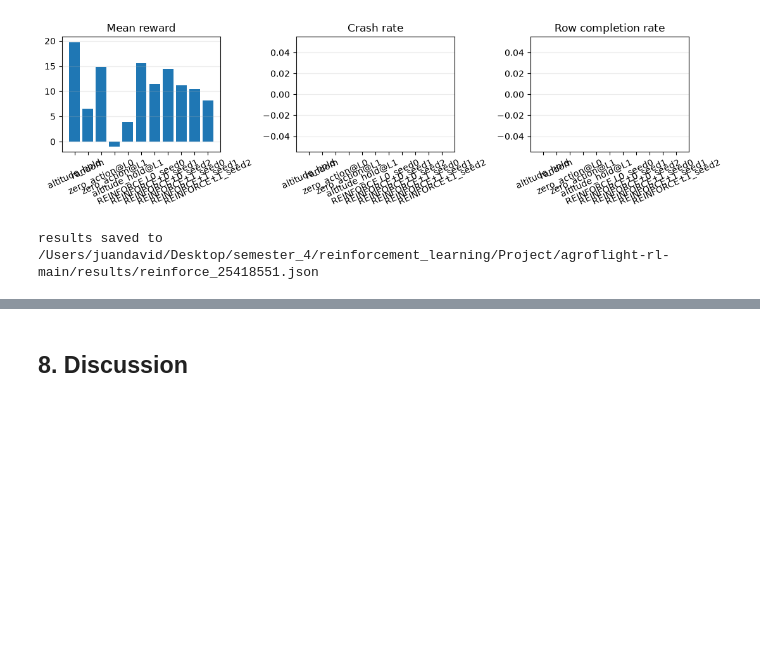
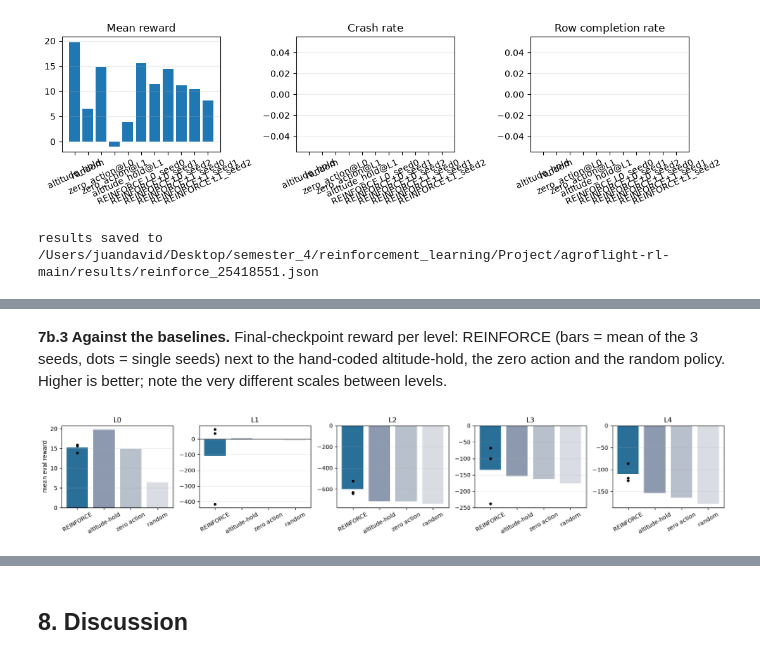
Before and after one commit to Nelkit/agroflight-rl, a Jupyter notebook: notebooks/reinforce_25418551.ipynb, the cells around one changed output, grey strips where cells are left out. Saved outputs shown, nothing was run; the diff lists cells and outputs as text; code cells hidden in the pictures; blank space fills up the shorter version.

```diff
--- a/notebooks/reinforce_25418551.ipynb
+++ b/notebooks/reinforce_25418551.ipynb
@@ -839,0 +997,16 @@ results saved to /Users/juandavid/Desktop/semester_4/reinforcement_learning/Proj
+# %% [markdown]
+**7b.3 Against the baselines.** Final-checkpoint reward per level: REINFORCE (bars = mean of the 3 seeds, dots = single seeds) next to the hand-coded altitude-hold, the zero action and the random policy. Higher is better; note the very different scales between levels.
+# %%
+fig, axes = plt.subplots(1, 5, figsize=(17, 3.2))
+for lv, ax in zip(LEVELS_E, axes):
+    vals = [E["evaluation"]["per_seed"][f"L{lv}_seed{s}"]["mean_reward"] for s in SEEDS_E]
+    names = ["REINFORCE", "altitude-hold", "zero action", "random"]
+    means = [np.mean(vals)] + [E["evaluation"]["baselines"][f"{b}@L{lv}"]["mean_reward"]
+                               for b in ("altitude_hold", "zero_action", "random")]
+    ax.bar(names, means, color=["#2a6f97", "#8d99ae", "#b8c0cc", "#d9dde3"])
+    ax.scatter(["REINFORCE"] * 3, vals, color="k", s=14, zorder=3)
+    ax.axhline(0, color="k", lw=0.6); ax.set_title(f"L{lv}"); ax.tick_params(axis="x", rotation=30); ax.grid(axis="y", alpha=0.25)
+axes[0].set_ylabel("mean eval reward")
+plt.tight_layout(); plt.savefig(os.path.join(FIG_DIR, "reinforce_vs_baselines.png"), dpi=150); plt.show()
+# %% [output]
+[figure, added]
```
Also changed, not shown: parts of 28 cells of this notebook, 29 other files.
